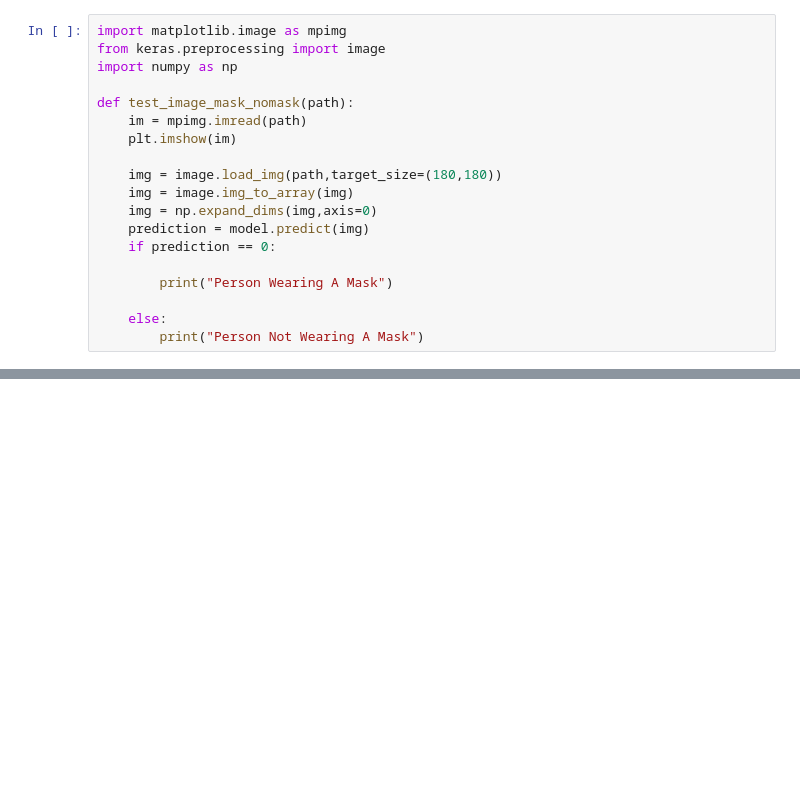
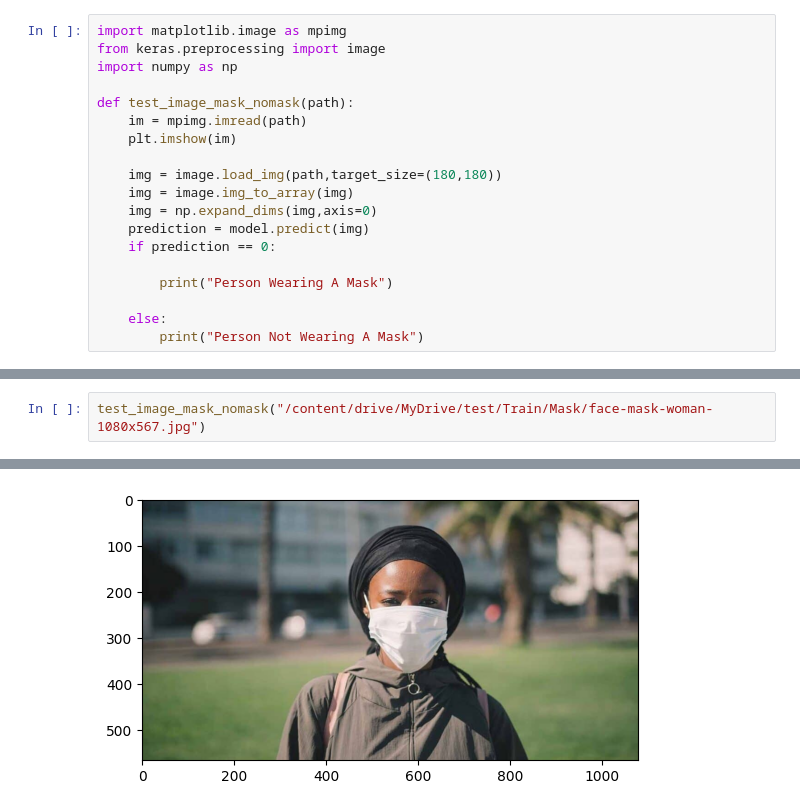
Before and after one commit to Prempujara/Counter-App, a Jupyter notebook: Face-Mask-Detection/notebook/Fase_mask.ipynb, the cells around one changed output, grey strips where cells are left out. Drawn from its saved outputs; the diff is of its cells as text; blank space fills up the shorter version.

```diff
--- a/Face-Mask-Detection/notebook/Fase_mask.ipynb
+++ b/Face-Mask-Detection/notebook/Fase_mask.ipynb
@@ -234,2 +234,5 @@ test_image_mask_nomask('/content/drive/MyDrive/test/Validation/Non Mask/00000050
 Person Not Wearing A Mask
 [figure]
+# %%
+test_image_mask_nomask("/content/drive/MyDrive/test/Train/Mask/face-mask-woman-1080x567.jpg")
+# %% [output]
@@ -236 +241,2 @@ Person Not Wearing A Mask
+[figure, added]
 # %%
```
Also changed, not shown: parts of 18 cells of this notebook.
